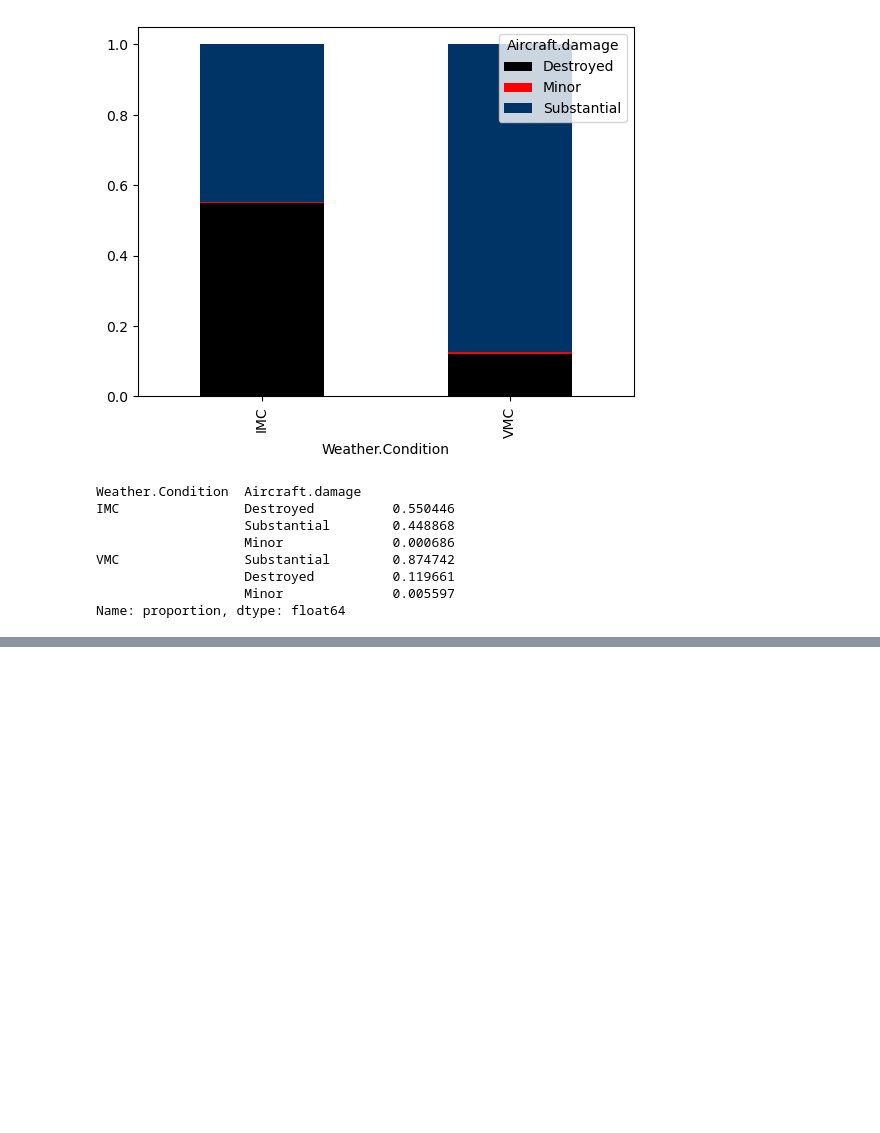
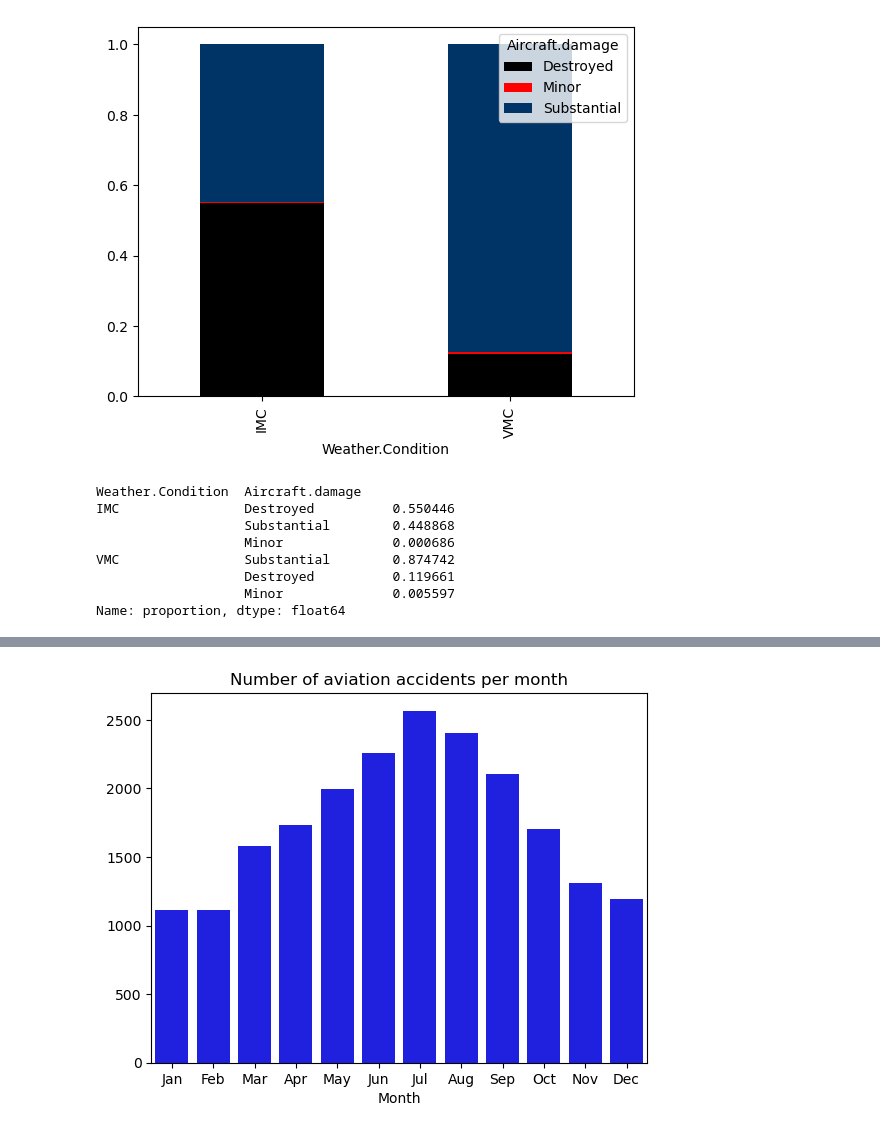
Before and after one commit to LMK08/Aircraft-Company-EDA, a Jupyter notebook: Franko/Visualizing_Aviation_Data.ipynb, the cells around one changed output, grey strips where cells are left out. Cells and saved outputs as stored; diff of their text form; code cells hidden in the pictures; blank space fills up the shorter version.

```diff
--- a/Franko/Visualizing_Aviation_Data.ipynb
+++ b/Franko/Visualizing_Aviation_Data.ipynb
@@ -437,0 +453,6 @@ The Fatality Rates of IMC flights are extremely high as well as the rate of dest
+# %%
+# Months with the most accidents
+plot = sns.countplot(x = 'Month.Abbr', color = 'b', data = df)
+plot.set(xlabel = 'Month', ylabel = None, title = 'Number of aviation accidents per month');
+# %% [output]
+[figure, added]
```
Also changed, not shown: parts of 32 cells of this notebook.
